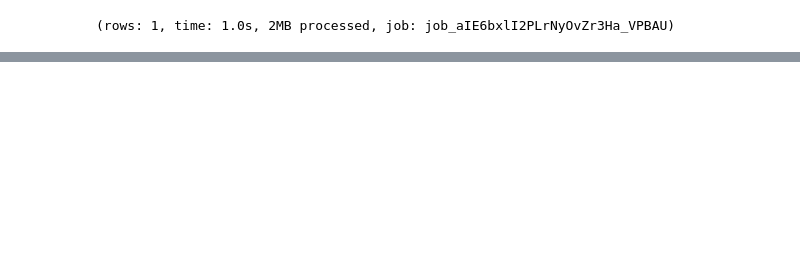
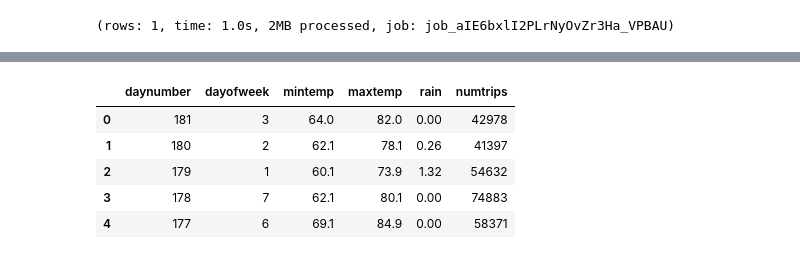
Before and after one commit to SofianeMAZEGHRANE/GPB, a Jupyter notebook: Untitled Notebook.ipynb, the cells around one changed output, grey strips where cells are left out. Cells and saved outputs as stored; diff of their text form; code cells hidden in the pictures; blank space fills up the shorter version.

```diff
--- a/Untitled Notebook.ipynb
+++ b/Untitled Notebook.ipynb
@@ -53,0 +71,10 @@ WHERE state = 'NY' AND wban != '99999' AND name contains 'LA GUARDIA'
+# %%
+data = pd.merge(weather, trips, on='daynumber')
+data[:5]
+# %% [output]
+|  | daynumber | dayofweek | mintemp | maxtemp | rain | numtrips |
+| 0 | 181 | 3 | 64.0 | 82.0 | 0.00 | 42978 |
+| 1 | 180 | 2 | 62.1 | 78.1 | 0.26 | 41397 |
+| 2 | 179 | 1 | 60.1 | 73.9 | 1.32 | 54632 |
+| 3 | 178 | 7 | 62.1 | 80.1 | 0.00 | 74883 |
+| 4 | 177 | 6 | 69.1 | 84.9 | 0.00 | 58371 |
```
Also changed, not shown: parts of 3 cells of this notebook.
